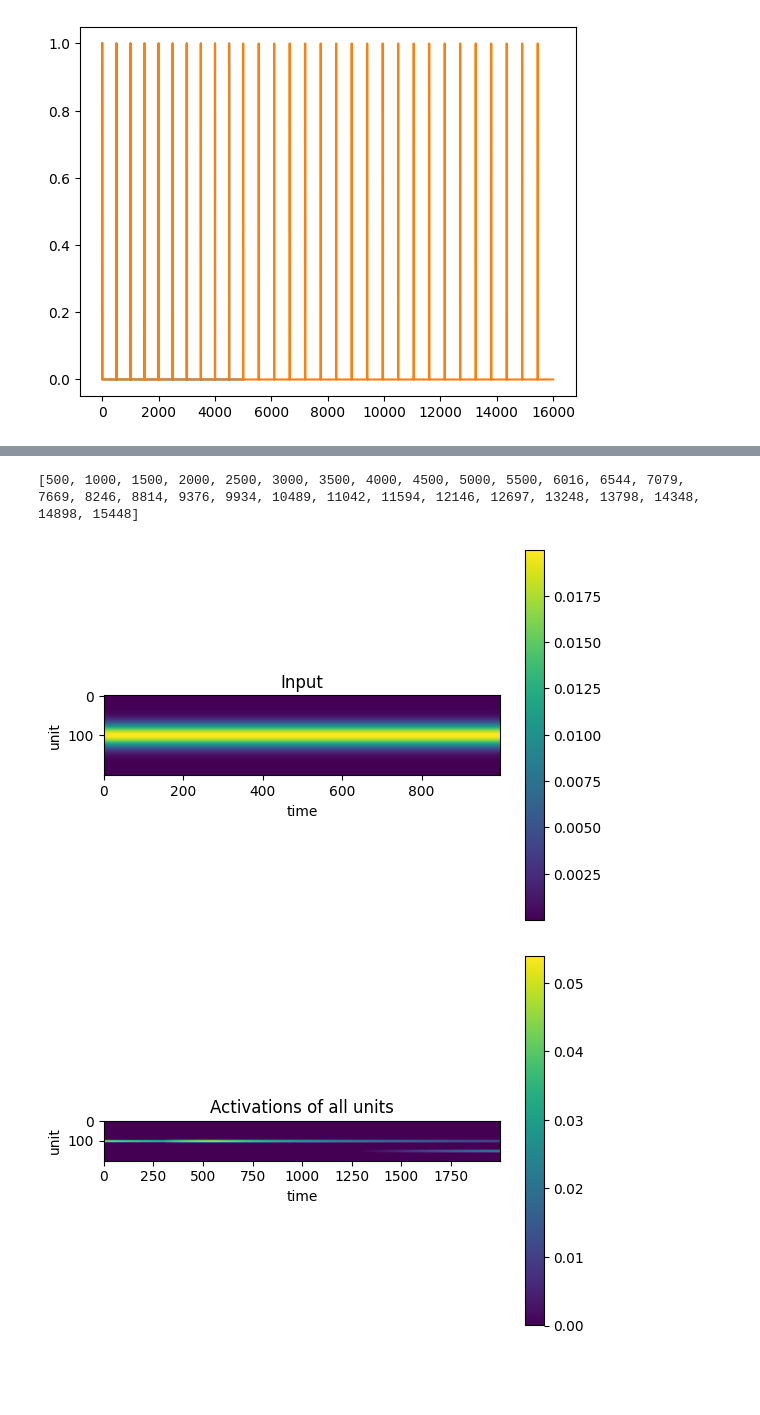
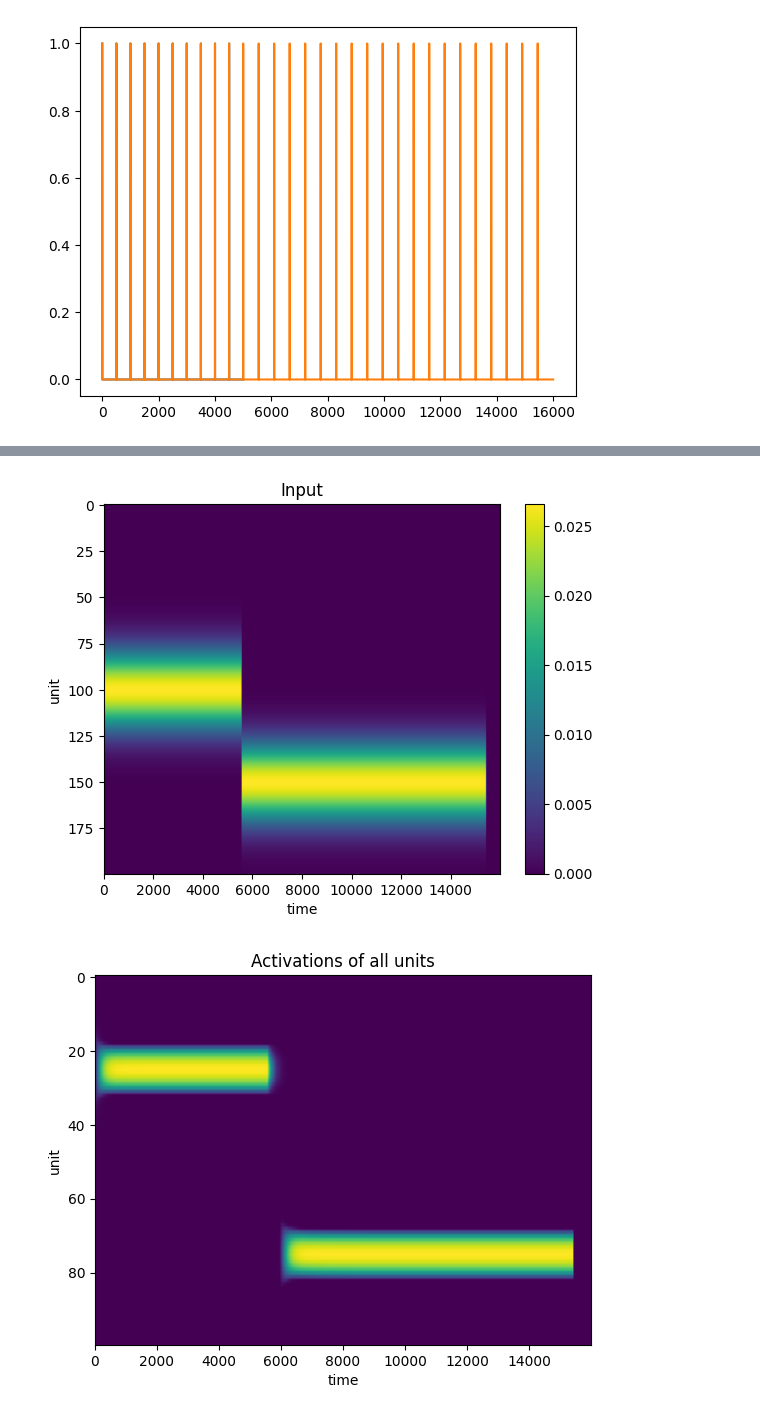
Before and after one commit to joncannon/Thesis, a Jupyter notebook: dynamic_bump_working.ipynb, the cells around one changed output, grey strips where cells are left out. Saved outputs shown, nothing was run; the diff lists cells and outputs as text; code cells hidden in the pictures; blank space fills up the shorter version.

Commit message:
10 ms and 50 ms cases now working
outdated is the previous version, without the tonic inhibition, the file titled working now contains the tonic inhibition and is working as intended

```diff
--- a/dynamic_bump_working.ipynb
+++ b/dynamic_bump_working.ipynb
@@ -7,7 +7,7 @@ import scipy.stats as stats
 import random
 # %%
 class attractor:
-    def __init__(self, n_units, exc_spread=1, inp_scale=1, exc_scale = 1, inh_scale = 1, dop_scale = 1, n_noise_scale = 0, t_noise_scale = 0):
+    def __init__(self, n_units, exc_spread=1, inp_scale=1, exc_scale = 1, inh_scale = 1, dop_scale = 1,tonic_inhib = 0, n_noise_scale = 0, t_noise_scale = 0):
 
         #number of units in the line
         self.n_units = n_units
@@ -29,6 +29,9 @@ class attractor:
 
         #the dopamine modulates the excitatory current, this is how strong the modulation is
         self.dop_scale = dop_scale
+
+        #how strong the tonic inhibition is, negativly modulated by dopamine
+        self.tonic_inhib = tonic_inhib
 
         #how strong the noise in the neuron's activation is
         self.n_noise_scale = n_noise_scale
@@ -60,6 +63,7 @@ class attractor:
         #number of time points and time constant
         n_steps = len(stimulus)
         dt = 0.001
+        tau = 0.1
         unit_ids = np.arange(0,200,1) #this is used to define the input to the attractor later
 
 
@@ -83,11 +87,13 @@ class attractor:
         #this is even more gross, these are the indices at which the last tap or stimulus took place
         last_stim = 0
         last_tap = 100
+        #intially there is no phase error to be added...
+        error = 0
         for i in range(0, n_steps-600):
             #now we need to set the new input to the bump attractor, I do not think we need to make it noisy, because there is already the Gaussin representing uncertainty but this can be changed easily
-            self.a_input[:,i] = stats.norm.pdf(unit_ids, isi - 400, 20)
+            self.a_input[:,i] = stats.norm.pdf(unit_ids, isi - 400, 15)
             #simulate the behavior of the bump attractor
-            activations[:,i+1] = activations[:,i] + dt * (self.non_lin(np.matmul(self.W_input,self.a_input[:,i]) + np.matmul(self.W_exc,activations[:,i]) * dopamine[i] * self.dop_scale + np.matmul(self.W_inh,activations[:,i])) - activations[:,i] + np.random.uniform(low=-1,high=1,size=self.n_units) * self.n_noise_scale)
+            activations[:,i+1] = activations[:,i] + dt * (1/tau)*(self.non_lin(np.matmul(self.W_input,self.a_input[:,i]) + np.matmul(self.W_exc,activations[:,i]) * dopamine[i] * self.dop_scale + np.matmul(self.W_inh,activations[:,i]) - (1-dopamine[i]) * self.tonic_inhib) - activations[:,i] + np.random.uniform(low=-1,high=1,size=self.n_units) * self.n_noise_scale)
 
             if i>0: #probably easiest to have the stimulus always start on a tap, don't want this to cause errors tho
                 if stimulus[i]==1:
@@ -103,16 +109,16 @@ class attractor:
                     #if we have received stimuli from our own tap, note where the following tap would be, if phase adjustment does not occur
                     #calculate the current intertap interval from the bump attractor
                     iti = np.argmax(activations[:,i])+400 #uhhhhhhhhhhhhhh.....
-                    #set the timing of the next tap (with noise)
-                    next_tap = int(i+iti)
+                    #set the timing of the next tap, adjusted by any phase error from the last correction
+                    next_tap = int(i+iti) - int(error/4)
+                    self.tapout[next_tap] = 1
 
 
 
             #if there is both a tap and stimulus awaiting error assesment we can now make a phase correction
             if tap_here + stim_here == 2:
                 error = last_tap - last_stim #this represents how far apart the last tap and last stimulus were
-                #now place the next tap in the output sequence at the phase adjusted location
-                self.tapout[next_tap-int(error/3)] = 1
+
                 #now we are waiting for the next set of taps and stimuli
                 stim_here = 0
                 tap_here = 0
@@ -121,17 +127,16 @@ class attractor:
         self.activations = activations
 
         plt.figure(3)
-        plt.imshow(self.a_input[:,1:1000])
+        plt.imshow(self.a_input,aspect="auto")
         plt.ylabel("unit")
         plt.xlabel("time")
         plt.colorbar()
         plt.title("Input")
 
         plt.figure(4)
-        plt.imshow(activations[:,5000:7000])
+        plt.imshow(activations[75:175],aspect="auto")
         plt.ylabel("unit")
         plt.xlabel("time")
-        plt.colorbar()
         plt.title("Activations of all units")
 
         plt.figure(5)
@@ -144,7 +149,6 @@ class attractor:
         ISI_report = np.diff(stim_indices)
         #calculate the inter-tap intervals
         tap_indices = [i for i in range(len(self.tapout)) if self.tapout[i]==1]
-        print(tap_indices)
         ITI_report = np.diff(tap_indices)
         plt.figure(6)
         plt.plot(ISI_report, alpha=0.5, label="ISIs",marker='x')
@@ -171,20 +175,20 @@ class attractor:
             plt.plot(activations[x], label="unit "+str(x), alpha=0.5)
         plt.legend()
 
-
-        plt.figure(6)
+        '''
+        plt.figure(10)
         plt.title("Activations at certain steps")
         plt.plot(activations[:,int(n_steps/4)],label=str("Activations at time point "+str(int(n_steps/4))))
-        plt.plot(activations[:,int(n_steps/2)],label=str("Activations at time point "+str(int(n_steps/2))))
+        plt.plot(activations[:,6500],label=str("Activations at time point "+str(int(n_steps/2))))
         plt.plot(activations[:,int(n_steps/2)+int(n_steps/4)],label=str("Activations at time point "+str(int(n_steps/2)+int(n_steps/4))))
         plt.plot(activations[:,int(n_steps-1)],label=str("Activations at time point "+str(int(n_steps-1))))
         plt.ylabel("activation")
         plt.xlabel("unit")
-        plt.legend()
+        #plt.legend()
 
 
 
-        '''
+
 
     def non_lin(self, vec):
 
@@ -226,5 +230,5 @@ plt.plot(thaut_fig2a)
 [<matplotlib.lines.Line2D at 0x...>]
 [figure]
 # %%
-stable = attractor(n_units = 200, exc_spread = 15, inp_scale = 20, exc_scale = 0.02, inh_scale = 1.4, dop_scale = 8, n_noise_scale= 0.00)
+stable = attractor(n_units = 200, exc_spread = 15, inp_scale = 18, exc_scale = 0.03, inh_scale = 1.2, dop_scale = 8, tonic_inhib=8, n_noise_scale= 0.00)
 # %% [output]
@@ -243,9 +247,8 @@ stable.run(stimulus = thaut_fig4a, dopamine = dopamine4a)
 # %%
 dopamine2a = np.ones(25000)
-dopamine2a[4800:5300] = 0.01
+dopamine2a[5750:5850] = 0
 
 stable.run(stimulus = thaut_fig2a, dopamine = dopamine2a)
 # %% [output]
-[500, 1000, 1500, 2000, 2500, 3000, 3500, 4000, 4500, 5000, 5500, 6016, 6544, 7079, 7669, 8246, 8814, 9376, 9934, 10489, 11042, 11594, 12146, 12697, 13248, 13798, 14348, 14898, 15448]
-[figure, old version]
+[figure, new version]
-[figure, old version]
+[figure, new version]
```
Also changed, not shown: parts of 3 cells of this notebook, 2 other files.
